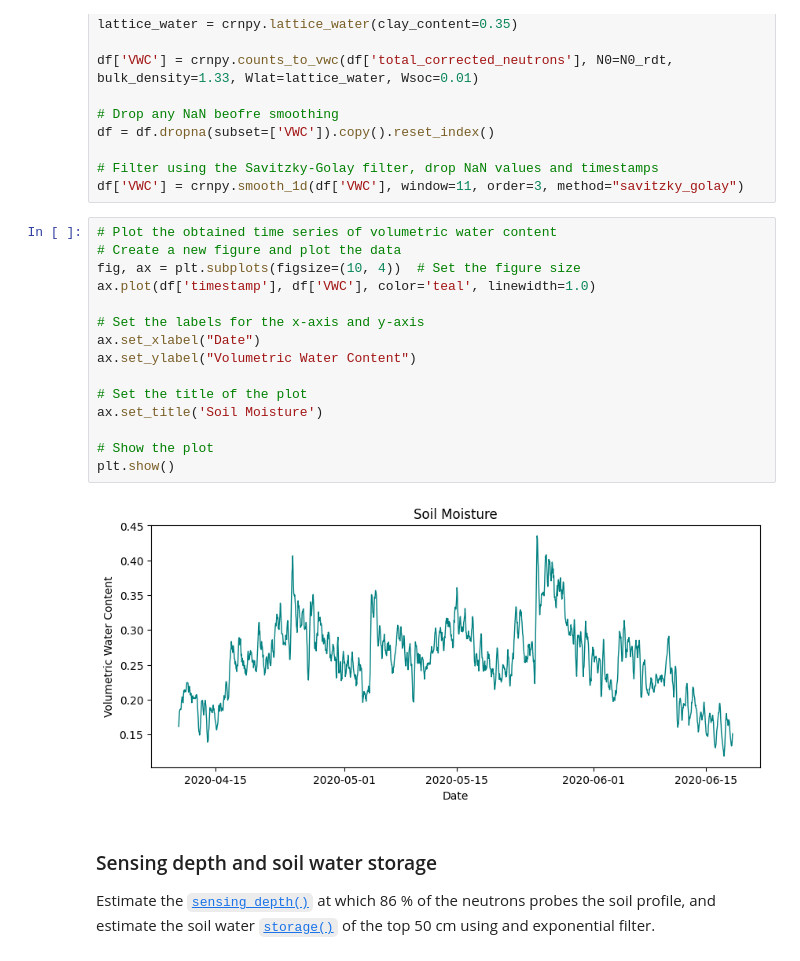
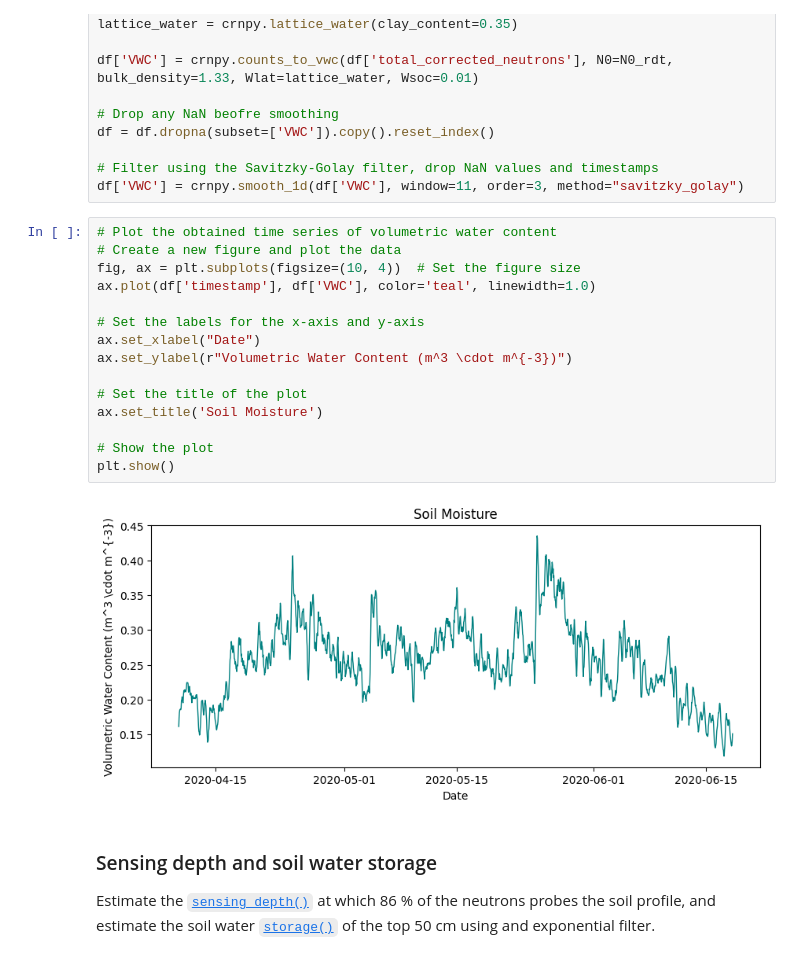
Before and after one commit to soilwater/crnpy, a Jupyter notebook: docs/examples/stationary/example_RDT_station.ipynb, the cells around one changed output. Cells and saved outputs as stored; diff of their text form.

```diff
--- a/docs/examples/stationary/example_RDT_station.ipynb
+++ b/docs/examples/stationary/example_RDT_station.ipynb
@@ -182,20 +182,20 @@ df['VWC'] = crnpy.smooth_1d(df['VWC'], window=11, order=3, method="savitzky_gola
 # %%
 # Plot the obtained time series of volumetric water content
 # Create a new figure and plot the data
 fig, ax = plt.subplots(figsize=(10, 4))  # Set the figure size
 ax.plot(df['timestamp'], df['VWC'], color='teal', linewidth=1.0)
 
 # Set the labels for the x-axis and y-axis
 ax.set_xlabel("Date")
-ax.set_ylabel("Volumetric Water Content")
+ax.set_ylabel(r"Volumetric Water Content (m^3 \cdot m^{-3})")
 
 # Set the title of the plot
 ax.set_title('Soil Moisture')
 
 # Show the plot
 plt.show()
 # %% [output]
-[figure, old version]
+[figure, new version]
 # %% [markdown]
 ### Sensing depth and soil water storage
 
```
Also changed, not shown: parts of 2 cells of this notebook, 3 other files.
